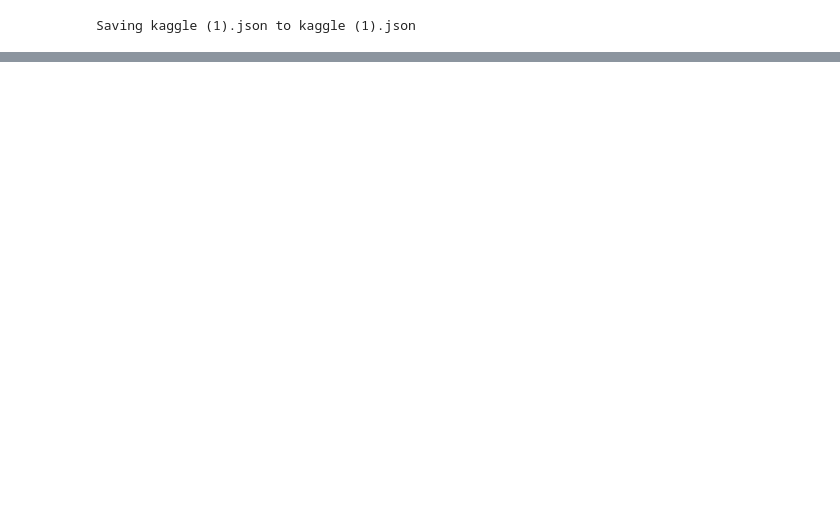
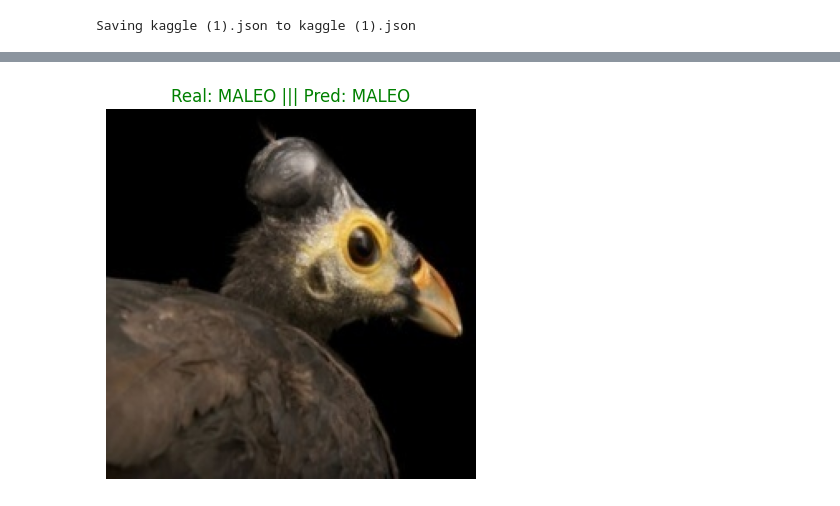
Before and after one commit to A01745336/Modulo2, a Jupyter notebook: Momento_de_Retroalimentación_Módulo_2.ipynb, the cells around one changed output, grey strips where cells are left out. Saved outputs shown, nothing was run; the diff lists cells and outputs as text; code cells hidden in the pictures; blank space fills up the shorter version.

```diff
--- a/Momento_de_Retroalimentación_Módulo_2.ipynb
+++ b/Momento_de_Retroalimentación_Módulo_2.ipynb
@@ -473,0 +455,3 @@ Accuracy: 0.2800000011920929
+# %%
+display_image_and_prediction(model, test_data, "MALEO")
+# %% [output]
@@ -473,0 +459 @@ Accuracy: 0.2800000011920929
+[figure, added]
```
Also changed, not shown: parts of 53 cells of this notebook.
